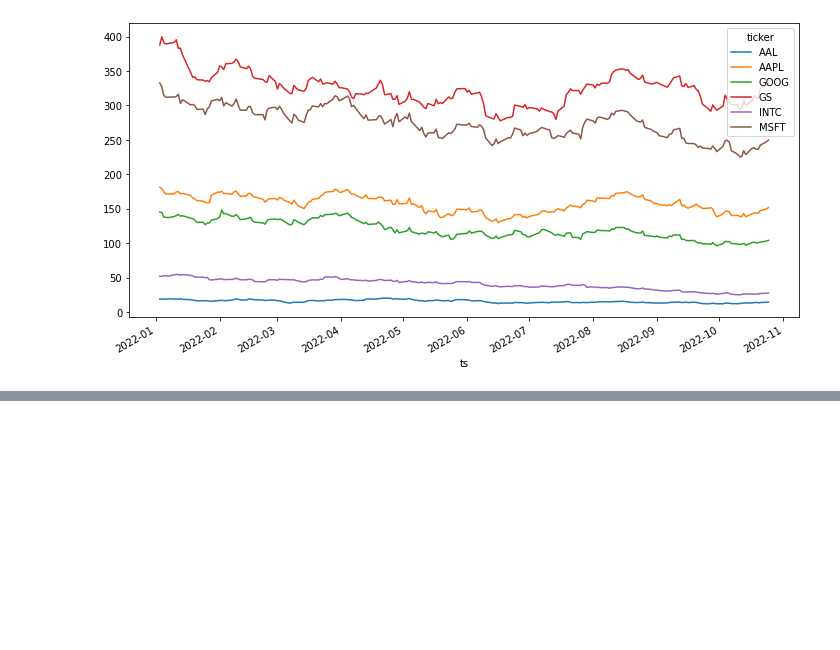
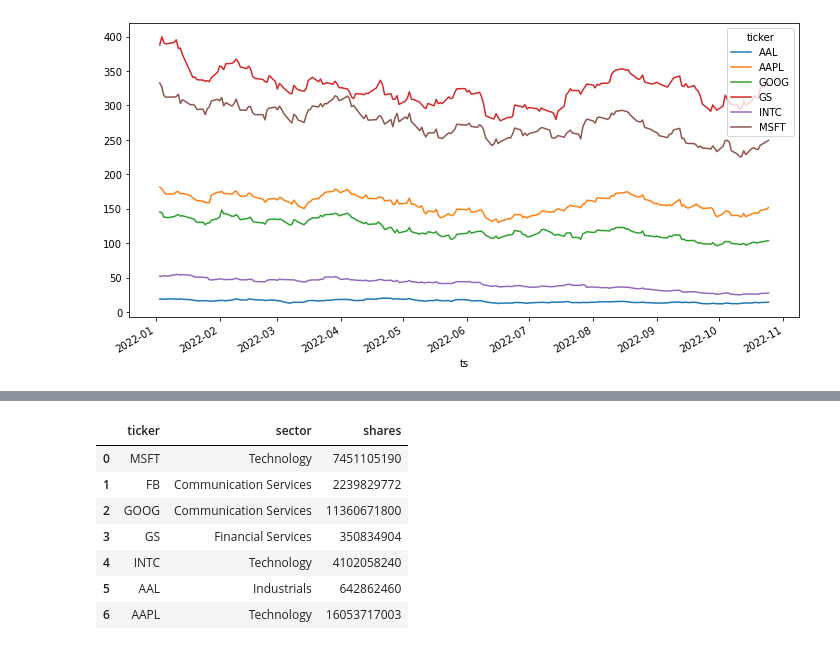
Before and after one commit to vitekzkytek/PythonDataIES, a Jupyter notebook: 04_APIs_DBs/04b_intro_to_sql.ipynb, the cells around one changed output, grey strips where cells are left out. Drawn from its saved outputs; the diff is of its cells as text; code cells hidden in the pictures; blank space fills up the shorter version.

```diff
--- a/04_APIs_DBs/04b_intro_to_sql.ipynb
+++ b/04_APIs_DBs/04b_intro_to_sql.ipynb
@@ -302,16 +279,25 @@ pd.read_sql_query('SELECT * FROM prices',db_conn,index_col=['ticker','ts'],parse
 # %%
 # joins
 # just like in pandas
 
 
 pd.read_sql_query('''
     SELECT
         comp.ticker,
         comp.sector,
         fin.shares
     FROM company as comp
-    JOIN financials as fin ON fin.ticker=comp.ticker
+    INNER JOIN financials as fin ON fin.ticker=comp.ticker
 ''', db_conn)
+# %% [output]
+|  | ticker | sector | shares |
+| 0 | MSFT | Technology | 7451105190 |
+| 1 | FB | Communication Services | 2239829772 |
+| 2 | GOOG | Communication Services | 11360671800 |
+| 3 | GS | Financial Services | 350834904 |
+| 4 | INTC | Technology | 4102058240 |
+| 5 | AAL | Industrials | 642862460 |
+| 6 | AAPL | Technology | 16053717003 |
 # %%
 #multiple joins with WHERE clause!
 
```
Also changed, not shown: parts of 6 cells of this notebook, 1 other file.
